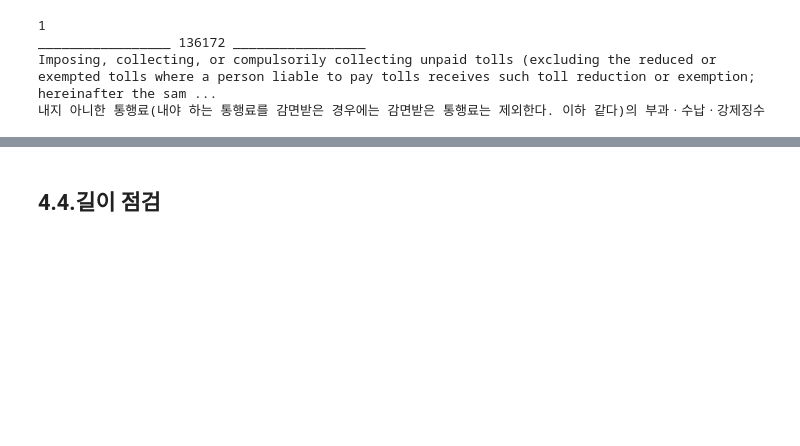
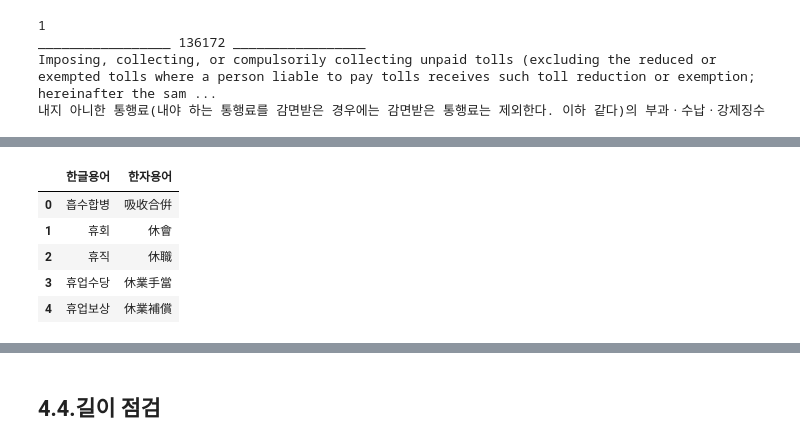
Before and after one commit to tjtmddnjswkd/capstone, a Jupyter notebook: 2_preprocessing/p3_preprocessing_memo.ipynb, the cells around one changed output, grey strips where cells are left out. Drawn from its saved outputs; the diff is of its cells as text; code cells hidden in the pictures; blank space fills up the shorter version.

```diff
--- a/2_preprocessing/p3_preprocessing_memo.ipynb
+++ b/2_preprocessing/p3_preprocessing_memo.ipynb
@@ -2725,0 +2754,11 @@ Imposing, collecting, or compulsorily collecting unpaid tolls (excluding the red
+# %%
+df_hz = pd.read_csv("/content/drive/MyDrive/KB인턴관련/etc_files/한국법제연구원_법령용어 정보_20200831.csv", encoding="cp949")
+df_hz.drop(columns=["연번", "용어설명"], axis=1, inplace=True)
+df_hz.head()
+# %% [output]
+|  | 한글용어 | 한자용어 |
+| 0 | 흡수합병 | 吸收合倂 |
+| 1 | 휴회 | 休會 |
+| 2 | 휴직 | 休職 |
+| 3 | 휴업수당 | 休業手當 |
+| 4 | 휴업보상 | 休業補償 |
```
Also changed, not shown: parts of 17 cells of this notebook.
